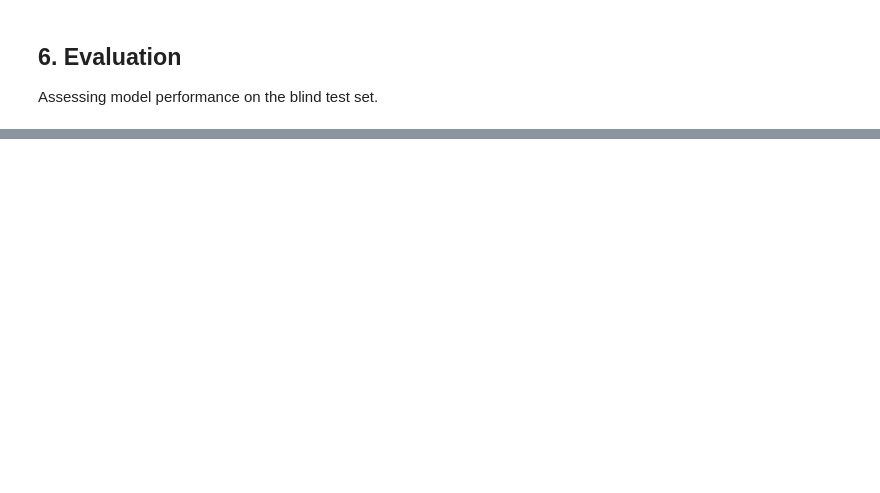
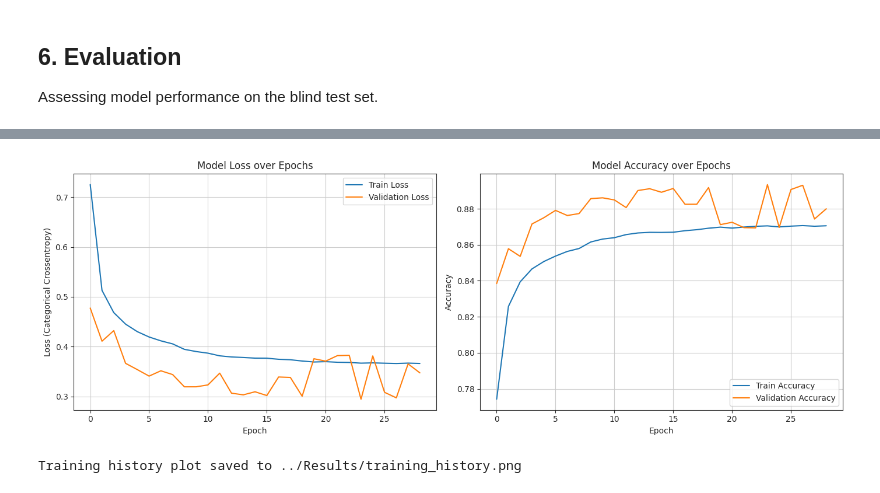
Before and after one commit to Husayn01/MIT-ET-Capstone-Project, a Jupyter notebook: Notebooks/02_ANN_Model.ipynb, the cells around one changed output, grey strips where cells are left out. Saved outputs shown, nothing was run; the diff lists cells and outputs as text; code cells hidden in the pictures; blank space fills up the shorter version.

```diff
--- a/Notebooks/02_ANN_Model.ipynb
+++ b/Notebooks/02_ANN_Model.ipynb
@@ -278,0 +332,36 @@ Sandstone/Shale       0.38      0.32      0.35     17558
+# %%
+# Check if 'history' variable exists
+if 'history' in locals():
+    # Plot Loss
+    plt.figure(figsize=(14, 5))
+
+    plt.subplot(1, 2, 1)
+    plt.plot(history.history['loss'], label='Train Loss')
+    plt.plot(history.history['val_loss'], label='Validation Loss')
+    plt.title('Model Loss over Epochs')
+    plt.ylabel('Loss (Categorical Crossentropy)')
+    plt.xlabel('Epoch')
+    plt.legend()
+    plt.grid(True)
+
+    # Plot Accuracy
+    plt.subplot(1, 2, 2)
+    plt.plot(history.history['accuracy'], label='Train Accuracy')
+    plt.plot(history.history['val_accuracy'], label='Validation Accuracy')
+    plt.title('Model Accuracy over Epochs')
+    plt.ylabel('Accuracy')
+    plt.xlabel('Epoch')
+    plt.legend()
+    plt.grid(True)
+
+    # Save figure
+    plt.tight_layout()
+    plt.savefig(f'{result_dir}/training_history.png', dpi=300)
+    plt.show()
+
+    print(f"Training history plot saved to {result_dir}/training_history.png")
+else:
+    print("Variable 'history' not found. If you re-run the model training, ensure you use: history = model.fit(...)")
+# %% [output]
+[figure, added]
+Training history plot saved to ../Results/training_history.png
```
Also changed, not shown: parts of 6 cells of this notebook.
